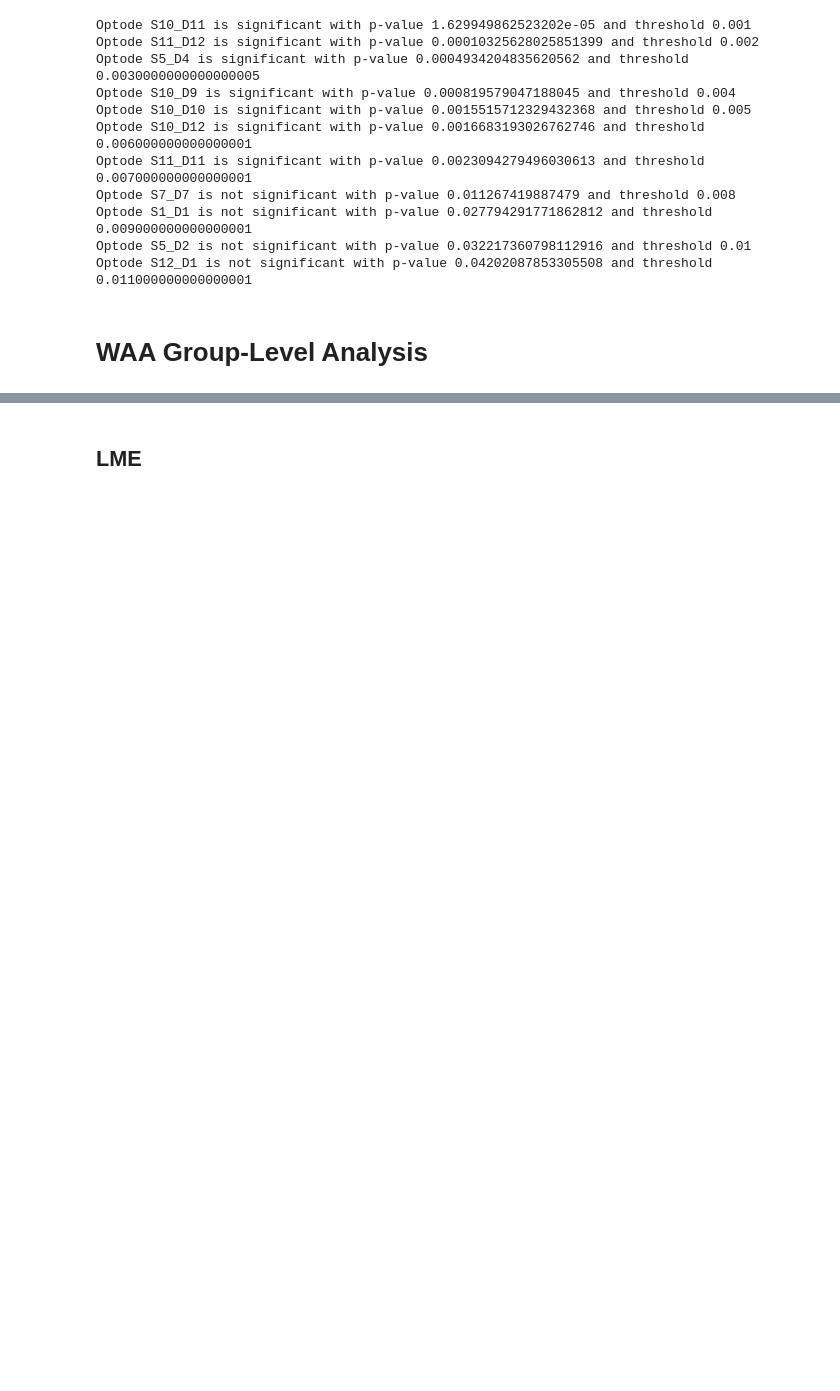
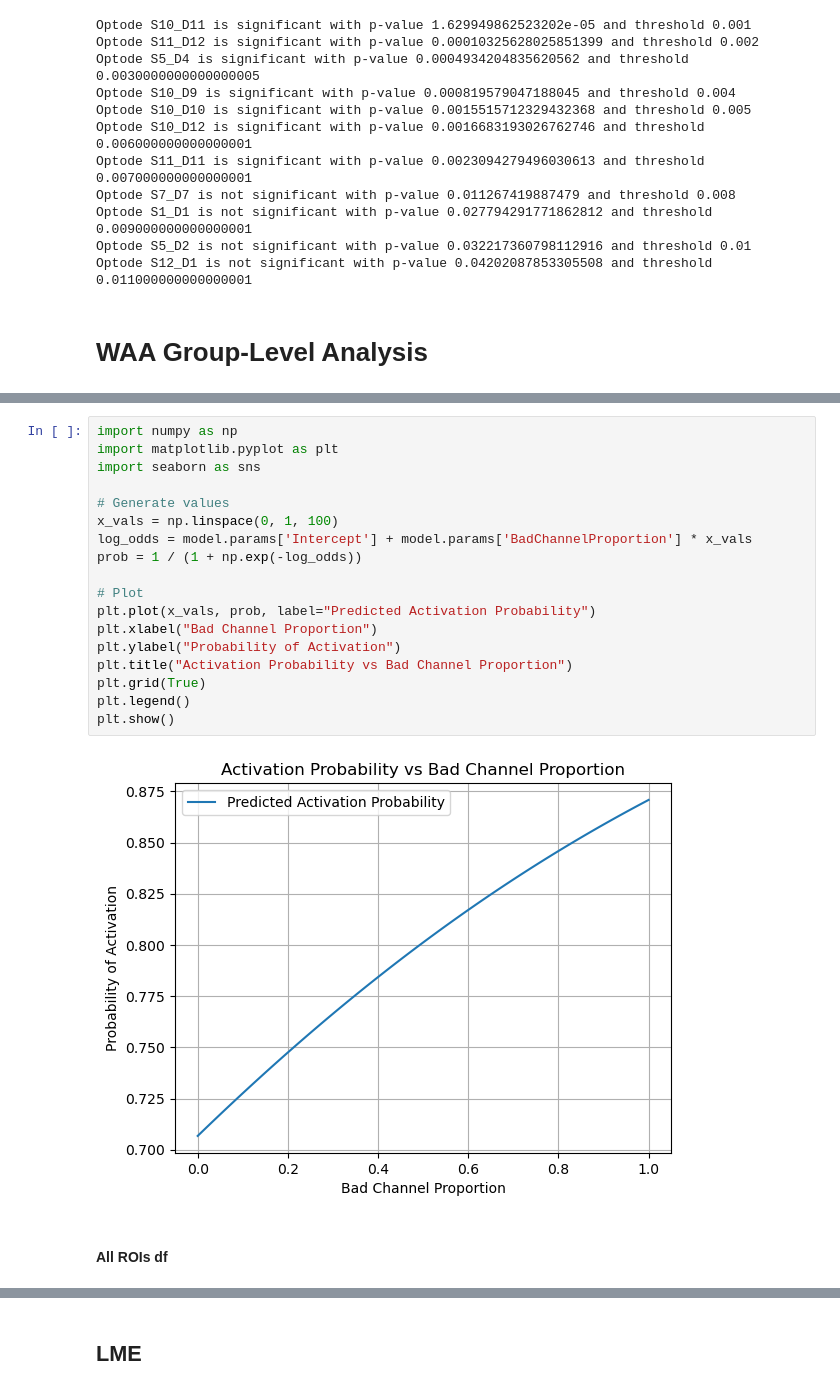
Before and after one commit to sabeca1/Master-Thesis-Sara, a Jupyter notebook: 4. WAA CLEANED CODE/final_analysis_WAA_cleaned.ipynb, the cells around one changed output, grey strips where cells are left out. Cells and saved outputs as stored; diff of their text form; blank space fills up the shorter version.

```diff
--- a/4. WAA CLEANED CODE/final_analysis_WAA_cleaned.ipynb
+++ b/4. WAA CLEANED CODE/final_analysis_WAA_cleaned.ipynb
@@ -868,0 +1266,22 @@ individual_roi_results = get_individual_significant_rois(all_data)
+# %%
+import numpy as np
+import matplotlib.pyplot as plt
+import seaborn as sns
+
+# Generate values
+x_vals = np.linspace(0, 1, 100)
+log_odds = model.params['Intercept'] + model.params['BadChannelProportion'] * x_vals
+prob = 1 / (1 + np.exp(-log_odds))
+
+# Plot
+plt.plot(x_vals, prob, label="Predicted Activation Probability")
+plt.xlabel("Bad Channel Proportion")
+plt.ylabel("Probability of Activation")
+plt.title("Activation Probability vs Bad Channel Proportion")
+plt.grid(True)
+plt.legend()
+plt.show()
+# %% [output]
+[figure, added]
+# %% [markdown]
+#### All ROIs df
```
Also changed, not shown: parts of 41 cells of this notebook, 1 other file.
